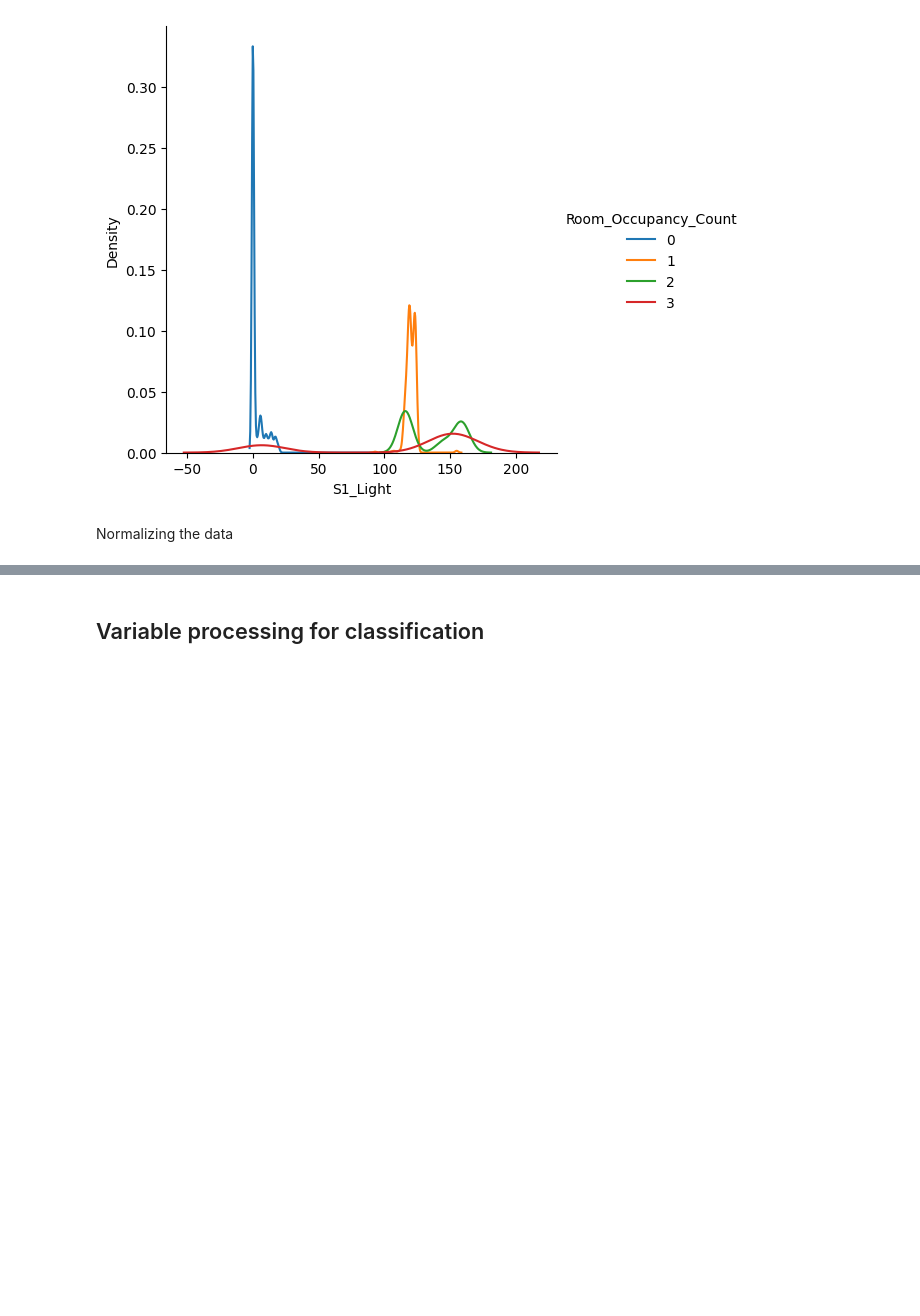
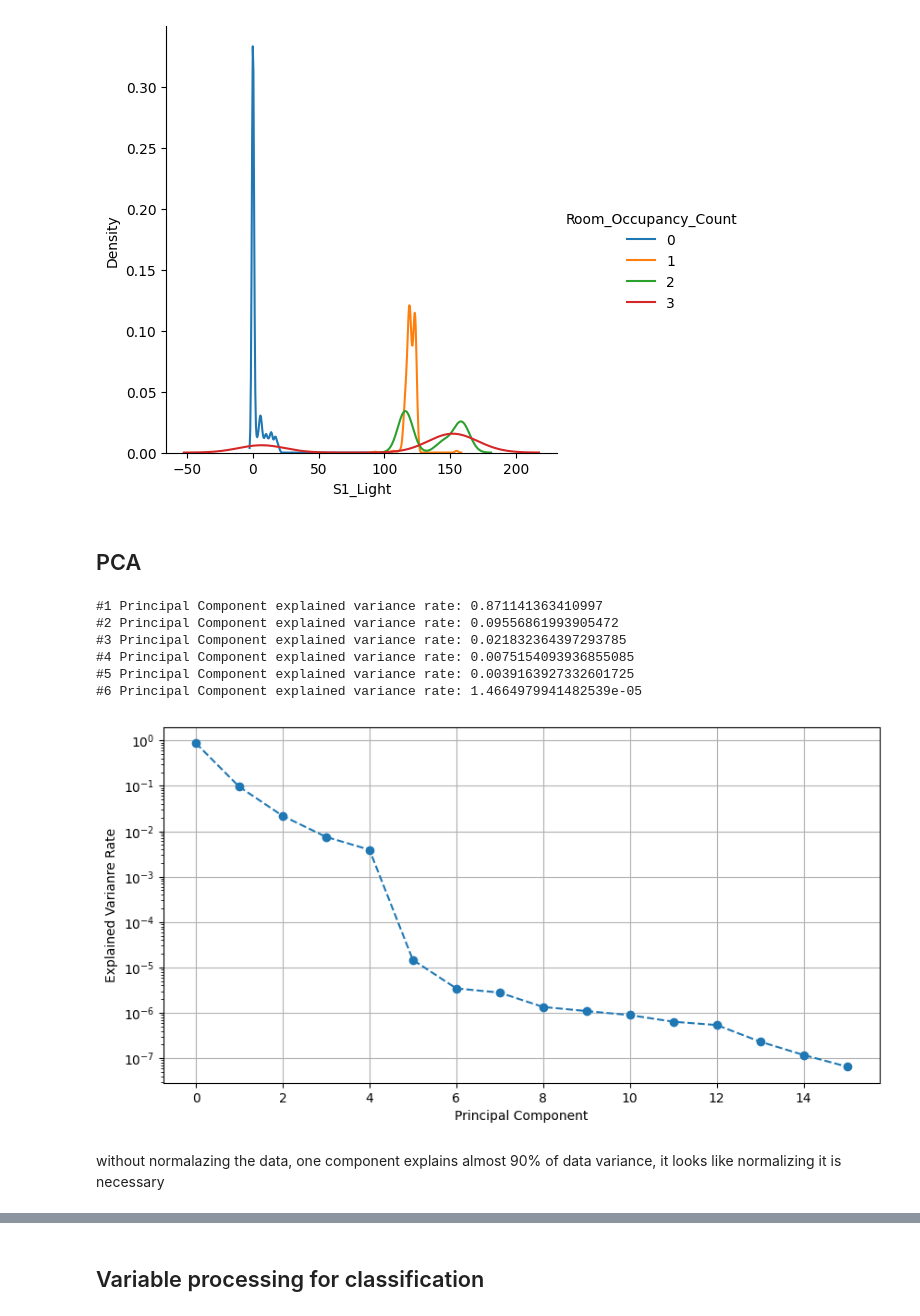
Before and after one commit to afego/ppgc-uff-machine-learning, a Jupyter notebook: exam-type-3/room-occupancy.ipynb, the cells around one changed output, grey strips where cells are left out. Drawn from its saved outputs; the diff is of its cells as text; code cells hidden in the pictures; blank space fills up the shorter version.

```diff
--- a/exam-type-3/room-occupancy.ipynb
+++ b/exam-type-3/room-occupancy.ipynb
@@ -92,11 +92,34 @@ sns.FacetGrid(occ, hue=target_variable, height=5).map(sns.kdeplot, "S1_Light").a
 plt.show()
 # %% [output]
 [figure]
-# %% [markdown]
-Normalizing the data
 # %%
 sel_col = ['S1_Light','S2_Light','S3_Light','S1_Temp','S7_PIR']
 # %%
 column_data = ['S1_Temp', 'S2_Temp', 'S3_Temp', 'S4_Temp', 'S1_Light', 'S2_Light',
        'S3_Light', 'S4_Light', 'S1_Sound', 'S2_Sound', 'S3_Sound', 'S4_Sound',
        'S5_CO2', 'S5_CO2_Slope', 'S6_PIR', 'S7_PIR']
+# %% [markdown]
+## PCA
+# %%
+from sklearn.decomposition import PCA
+
+pca_trafo = PCA().fit(occ[column_data])
+
+plt.figure(figsize=(10,5))
+plt.semilogy(pca_trafo.explained_variance_ratio_, '--o') # y axis in logharitmic scale
+plt.ylabel('Explained Varianre Rate')
+plt.xlabel('Principal Component')
+plt.grid()
+
+for i in range(0,6):
+    print(f'#{i+1} Principal Component explained variance rate:', pca_trafo.explained_variance_ratio_[i])
+# %% [output]
+#1 Principal Component explained variance rate: 0.871141363410997
+#2 Principal Component explained variance rate: 0.09556861993905472
+#3 Principal Component explained variance rate: 0.021832364397293785
+#4 Principal Component explained variance rate: 0.0075154093936855085
+#5 Principal Component explained variance rate: 0.0039163927332601725
+#6 Principal Component explained variance rate: 1.4664979941482539e-05
+[figure, added]
+# %% [markdown]
+without normalazing the data, one component explains almost 90% of data variance, it looks like normalizing it is necessary
```
Also changed, not shown: parts of 52 cells of this notebook.
